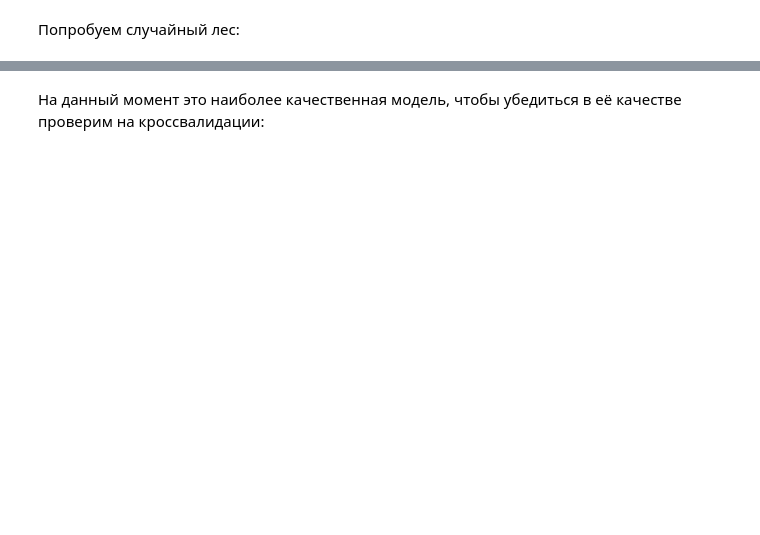
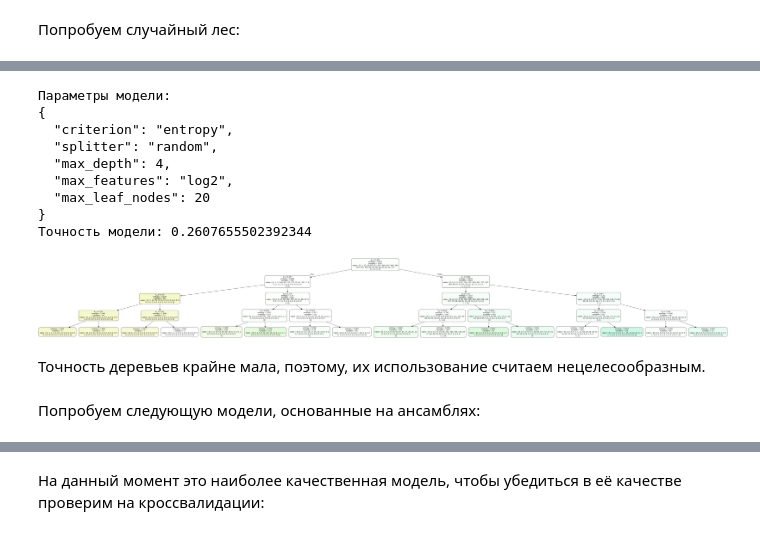
Before and after one commit to avdosev/abalone_analysis, a Jupyter notebook: abalone.ipynb, the cells around one changed output, grey strips where cells are left out. Saved outputs shown, nothing was run; the diff lists cells and outputs as text; code cells hidden in the pictures; blank space fills up the shorter version.

```diff
--- a/abalone.ipynb
+++ b/abalone.ipynb
@@ -189,0 +258,29 @@ calc_errors(model.predict(X_test).astype(int), y_test)
+# %%
+test_model(X_train, y_train, X_test, y_test,
+           DecisionTreeClassifier, criterion='gini')
+
+test_model(X_train, y_train, X_test, y_test,
+           DecisionTreeClassifier, criterion='entropy')
+
+test_model(X_train, y_train, X_test, y_test,
+           DecisionTreeClassifier, splitter='best')
+
+test_model(X_train, y_train, X_test, y_test,
+           DecisionTreeClassifier, splitter='random')
+
+for depth in [1, 2, 4, 8, 10, 15, 20, 50, 100]:
+    test_model(X_train, y_train, X_test, y_test,
+               DecisionTreeClassifier, max_depth=depth)
+
+test_model(X_train, y_train, X_test, y_test,
+           DecisionTreeClassifier, max_features='auto')
+
+test_model(X_train, y_train, X_test, y_test,
+           DecisionTreeClassifier, max_features='sqrt')
+
+test_model(X_train, y_train, X_test, y_test,
+           DecisionTreeClassifier, max_features='log2')
+
+for leaf_nodes in [None, 3, 6, 10, 20, 50, 100]:
+    test_model(X_train, y_train, X_test, y_test,
+               DecisionTreeClassifier, max_leaf_nodes=leaf_nodes)
@@ -190,3 +314,24 @@ calc_errors(model.predict(X_test).astype(int), y_test)
+# %%
+best_tree = test_model(X_train, y_train, X_test, y_test,
+                       DecisionTreeClassifier, criterion='entropy', splitter='random',
+                       max_depth=4, max_features='log2', max_leaf_nodes=20)
+best_tree.write_png('best_tree.png')
+Image(best_tree.create_png())
+# %% [output]
+Параметры модели:
+{
+  "criterion": "entropy",
+  "splitter": "random",
+  "max_depth": 4,
+  "max_features": "log2",
+  "max_leaf_nodes": 20
+}
+Точность модели: 0.2607655502392344
+[figure, added]
+# %% [markdown]
+Точность деревьев крайне мала, поэтому, их использование считаем нецелесообразным.
+# %% [markdown]
+Попробуем следующую модели, основанные на ансамблях:
 # %%
 model = load_from_file("models/3_ensemble_40_times_15.hdf5")
 print("Модель:\n", model)
```
Also changed, not shown: parts of 22 cells of this notebook, 1 other file.
